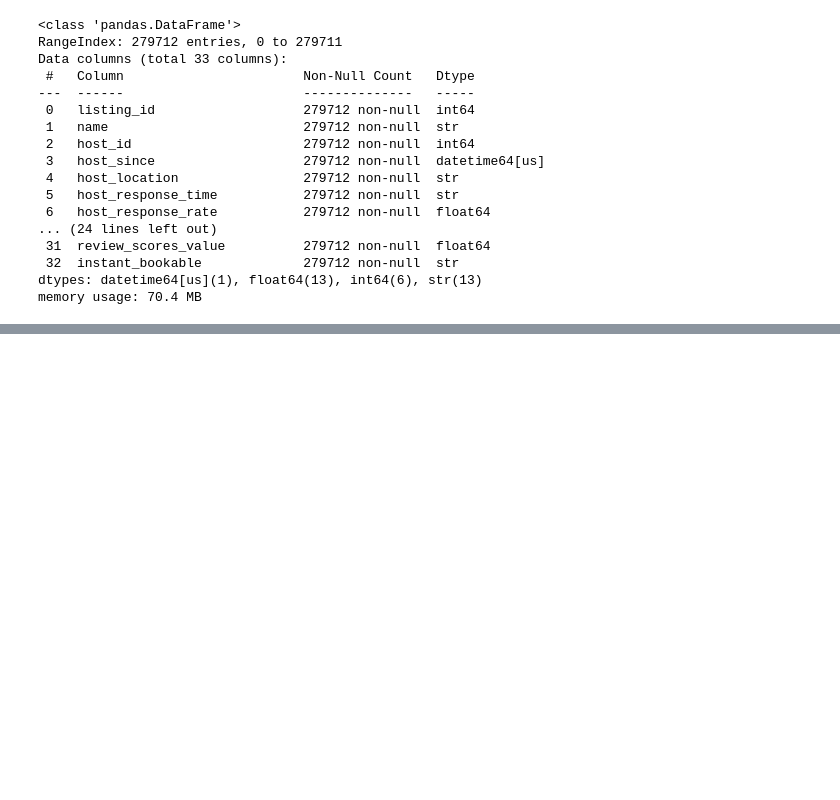
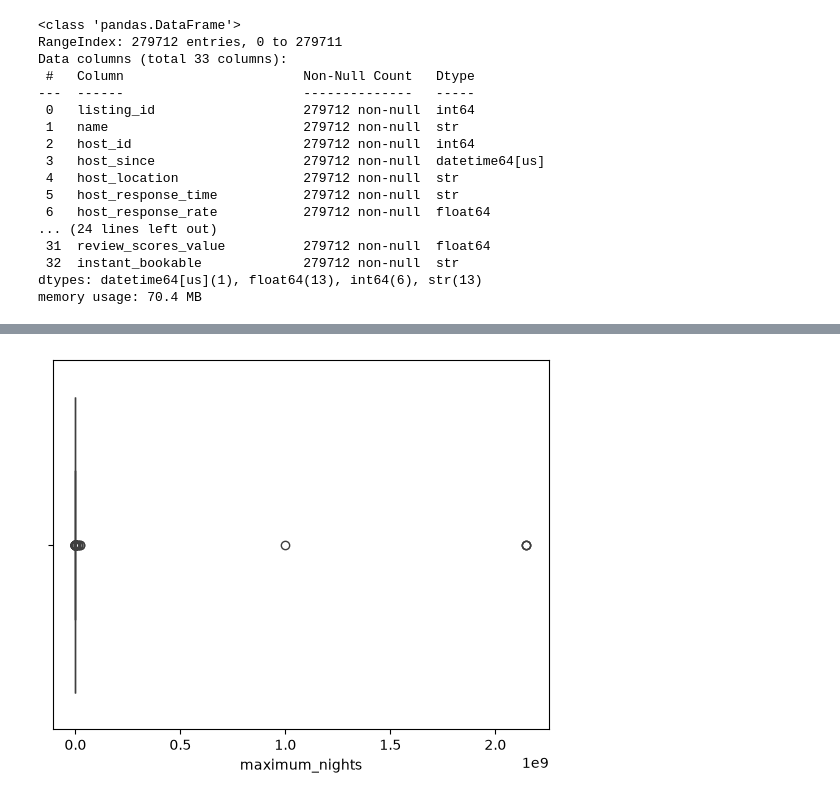
Before and after one commit to Sahilkhxn/airbnb-listings-eda, a Jupyter notebook: Airbnb Listings.ipynb, the cells around one changed output, grey strips where cells are left out. Cells and saved outputs as stored; diff of their text form; code cells hidden in the pictures; blank space fills up the shorter version.

```diff
--- a/Airbnb Listings.ipynb
+++ b/Airbnb Listings.ipynb
@@ -228,0 +293,5 @@ memory usage: 70.4 MB
+# %%
+sns.boxplot(x=df["maximum_nights"])
+plt.show()
+# %% [output]
+[figure, added]
```
Also changed, not shown: parts of 8 cells of this notebook.
